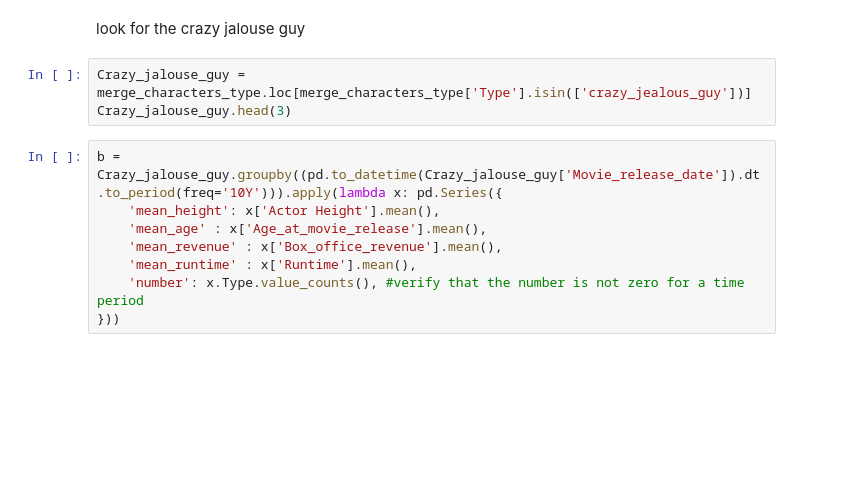
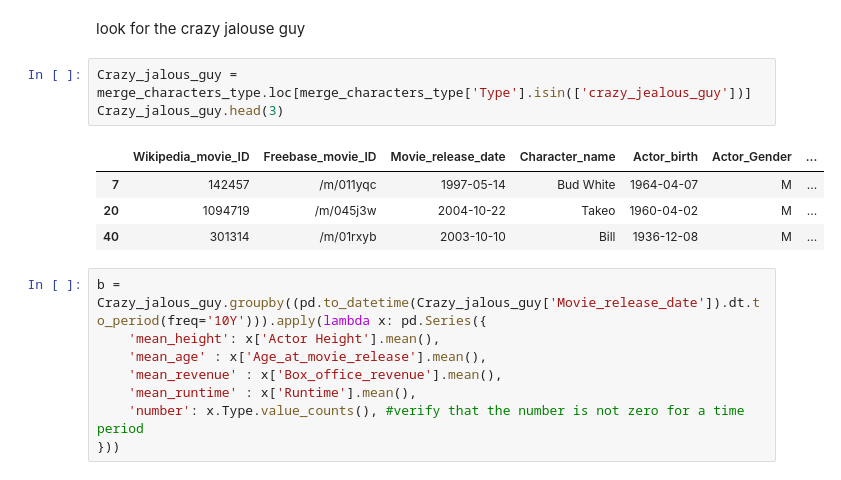
Before and after one commit to epfl-ada/ada-2022-project-thegonios, a Jupyter notebook: Data_processing.ipynb, the cells around one changed output. Drawn from its saved outputs; the diff is of its cells as text; blank space fills up the shorter version.

```diff
--- a/Data_processing.ipynb
+++ b/Data_processing.ipynb
@@ -547,10 +787,15 @@ merge_characters_type.Type.value_counts()
 # %% [markdown]
 look for the crazy jalouse guy
 # %%
-Crazy_jalouse_guy = merge_characters_type.loc[merge_characters_type['Type'].isin(['crazy_jealous_guy'])]
-Crazy_jalouse_guy.head(3)
+Crazy_jalous_guy = merge_characters_type.loc[merge_characters_type['Type'].isin(['crazy_jealous_guy'])]
+Crazy_jalous_guy.head(3)
+# %% [output]
+|  | Wikipedia_movie_ID | Freebase_movie_ID | Movie_release_date | Character_name | Actor_birth | Actor_Gender | ... |
+| 7 | 142457 | /m/011yqc | 1997-05-14 | Bud White | 1964-04-07 | M | ... |
+| 20 | 1094719 | /m/045j3w | 2004-10-22 | Takeo | 1960-04-02 | M | ... |
+| 40 | 301314 | /m/01rxyb | 2003-10-10 | Bill | 1936-12-08 | M | ... |
 # %%
-b = Crazy_jalouse_guy.groupby((pd.to_datetime(Crazy_jalouse_guy['Movie_release_date']).dt.to_period(freq='10Y'))).apply(lambda x: pd.Series({
+b = Crazy_jalous_guy.groupby((pd.to_datetime(Crazy_jalous_guy['Movie_release_date']).dt.to_period(freq='10Y'))).apply(lambda x: pd.Series({
     'mean_height': x['Actor Height'].mean(),
     'mean_age' : x['Age_at_movie_release'].mean(),
     'mean_revenue' : x['Box_office_revenue'].mean(),
```
Also changed, not shown: parts of 81 cells of this notebook.
